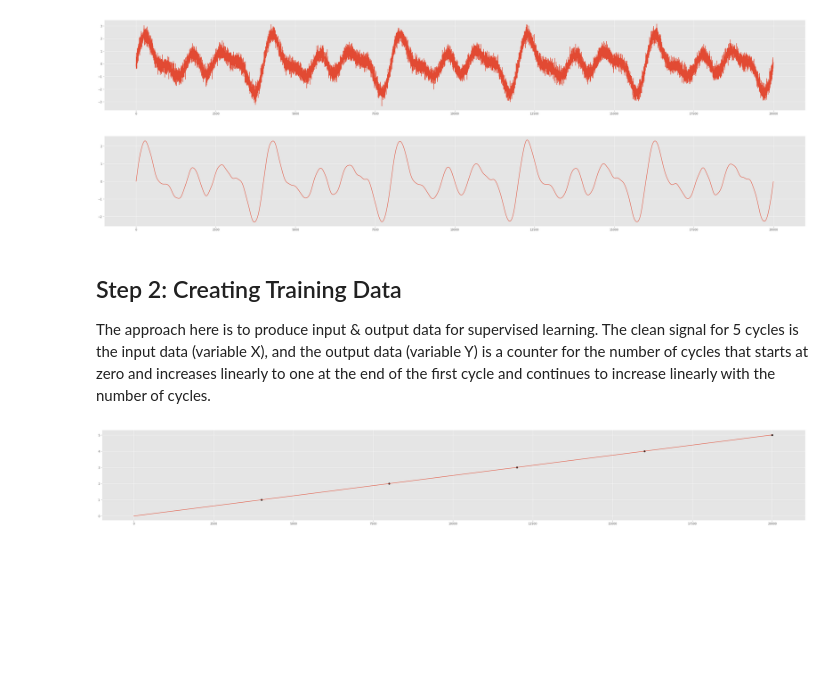
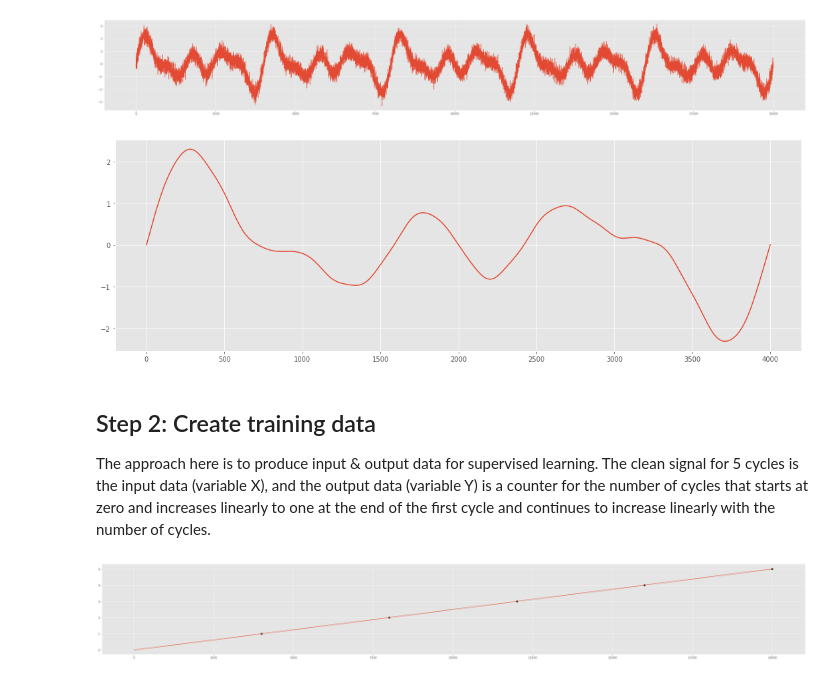
Before and after one commit to A-Gulati/Time_Series, a Jupyter notebook: notebooks/(4) RNN for cycle count.ipynb, the cells around one changed output. Cells and saved outputs as stored; diff of their text form; code cells hidden in the pictures; blank space fills up the shorter version.

```diff
--- a/notebooks/(4) RNN for cycle count.ipynb
+++ b/notebooks/(4) RNN for cycle count.ipynb
@@ -53,15 +50,15 @@ plt.show()
 [figure]
 # %%
 # Plot cleaned data by filtering out all frequencies greater than the threshold
-X = filter_signal(clean_data)
+X = filter_signal(clean_data)[:4001]
 
-plt.figure(figsize=(35,5))
+plt.figure(figsize=(15,5))
 plt.plot(X)
 plt.show()
 # %% [output]
-[figure, old version]
+[figure, new version]
 # %% [markdown]
-## Step 2: Creating Training Data
+## Step 2: Create training data
 
 The approach here is to produce input & output data for supervised learning.
 The clean signal for 5 cycles is the input data (variable X), and the output data (variable Y) is a counter for the number of cycles that starts at zero and increases linearly to one at the end of the first cycle and continues to increase linearly with the number of cycles.
```
Also changed, not shown: parts of 17 cells of this notebook, 1 other file.
